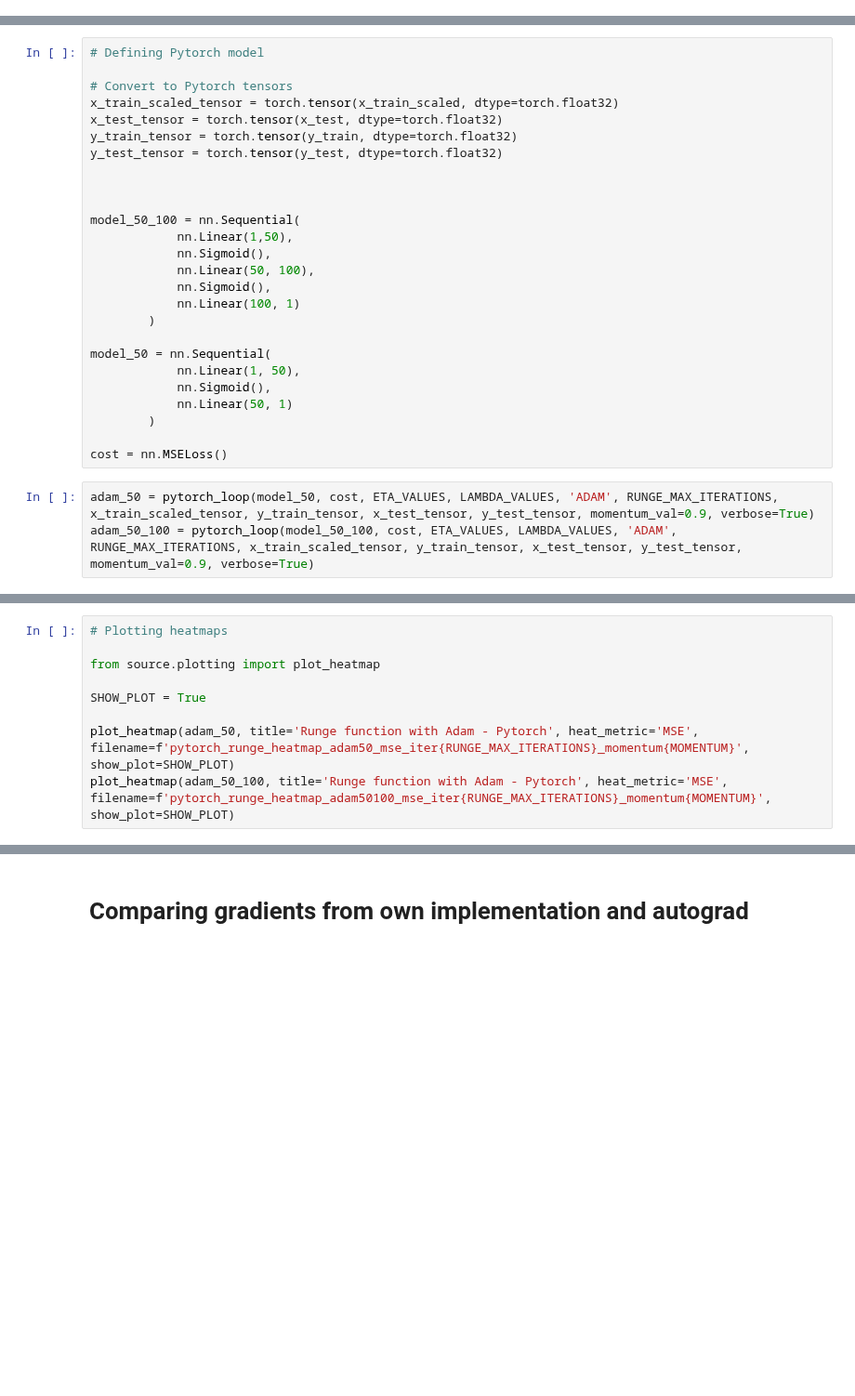
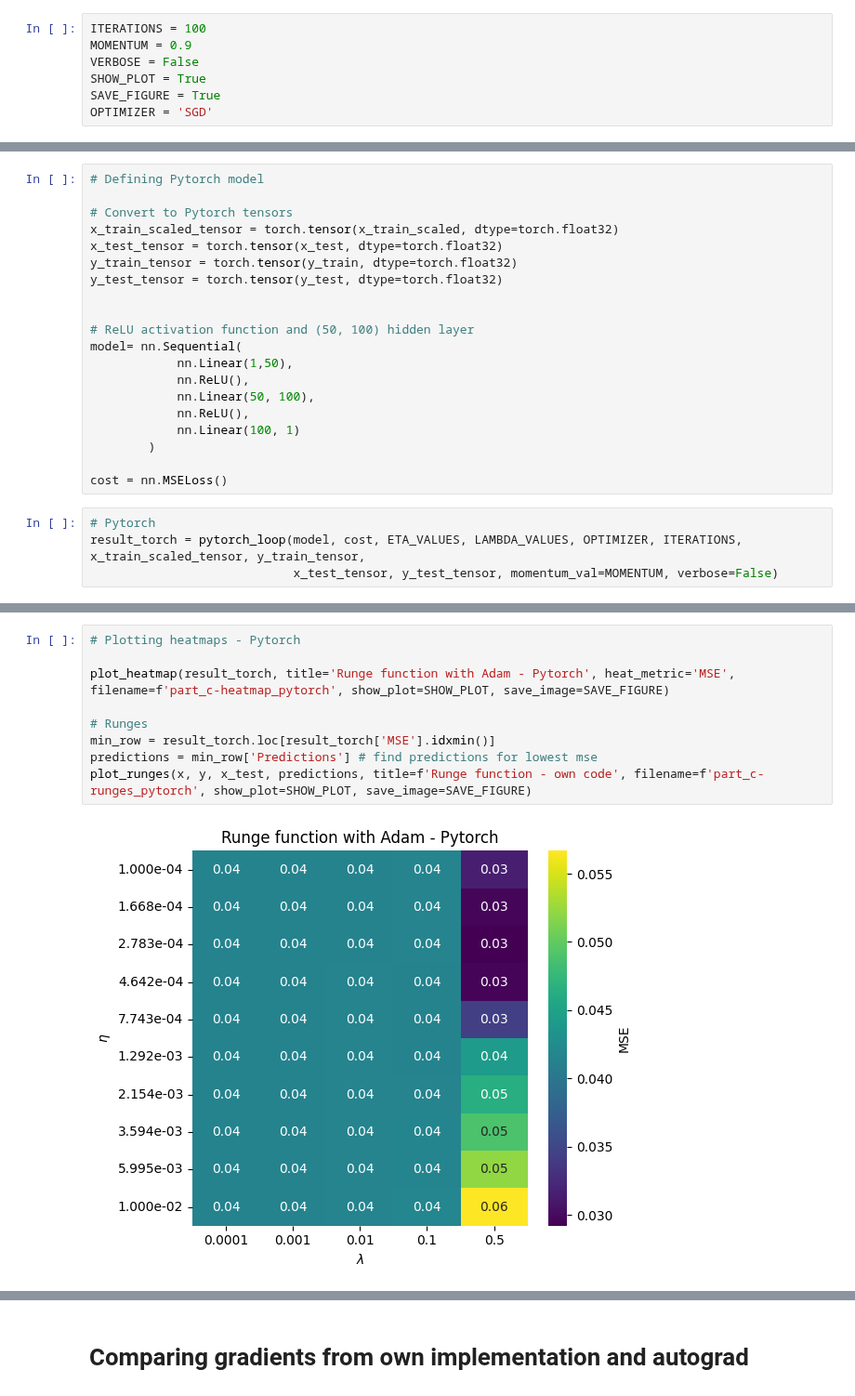
Before and after one commit to johtj/data_analysis_ml_projects, a Jupyter notebook: assignment2/Code/part_c.ipynb, the cells around one changed output, grey strips where cells are left out. Shown at 93% size. Cells and saved outputs as stored; diff of their text form; blank space fills up the shorter version.

Commit message:
import activations from utils

```diff
--- a/assignment2/Code/part_c.ipynb
+++ b/assignment2/Code/part_c.ipynb
@@ -12,3 +13,10 @@ from source.utils import pytorch_loop
+# %%
+ITERATIONS = 100
+MOMENTUM = 0.9
+VERBOSE = False
+SHOW_PLOT = True
+SAVE_FIGURE = True
+OPTIMIZER = 'SGD'
 # %% [markdown]
 # Pytorch with FFNN
 
@@ -25,22 +31,17 @@ y_train_tensor = torch.tensor(y_train, dtype=torch.float32)
 y_test_tensor = torch.tensor(y_test, dtype=torch.float32)
 
 
-
-model_50_100 = nn.Sequential(
+# ReLU activation function and (50, 100) hidden layer
+model= nn.Sequential(
             nn.Linear(1,50),
-            nn.Sigmoid(),
+            nn.ReLU(),
             nn.Linear(50, 100),
-            nn.Sigmoid(),
+            nn.ReLU(),
             nn.Linear(100, 1)
         )
 
-model_50 = nn.Sequential(
-            nn.Linear(1, 50),
-            nn.Sigmoid(),
-            nn.Linear(50, 1)
-        )
-
 cost = nn.MSELoss()
 # %%
-adam_50 = pytorch_loop(model_50, cost, ETA_VALUES, LAMBDA_VALUES, 'ADAM', RUNGE_MAX_ITERATIONS, x_train_scaled_tensor, y_train_tensor, x_test_tensor, y_test_tensor, momentum_val=0.9, verbose=True)
-adam_50_100 = pytorch_loop(model_50_100, cost, ETA_VALUES, LAMBDA_VALUES, 'ADAM', RUNGE_MAX_ITERATIONS, x_train_scaled_tensor, y_train_tensor, x_test_tensor, y_test_tensor, momentum_val=0.9, verbose=True)
+# Pytorch
+result_torch = pytorch_loop(model, cost, ETA_VALUES, LAMBDA_VALUES, OPTIMIZER, ITERATIONS, x_train_scaled_tensor, y_train_tensor,
+                            x_test_tensor, y_test_tensor, momentum_val=MOMENTUM, verbose=False)
@@ -47,9 +66,11 @@ adam_50_100 = pytorch_loop(model_50_100, cost, ETA_VALUES, LAMBDA_VALUES, 'ADAM'
 # %%
-# Plotting heatmaps
+# Plotting heatmaps - Pytorch
 
-from source.plotting import plot_heatmap
+plot_heatmap(result_torch, title='Runge function with Adam - Pytorch', heat_metric='MSE', filename=f'part_c-heatmap_pytorch', show_plot=SHOW_PLOT, save_image=SAVE_FIGURE)
 
-SHOW_PLOT = True
-
-plot_heatmap(adam_50, title='Runge function with Adam - Pytorch', heat_metric='MSE', filename=f'pytorch_runge_heatmap_adam50_mse_iter{RUNGE_MAX_ITERATIONS}_momentum{MOMENTUM}', show_plot=SHOW_PLOT)
-plot_heatmap(adam_50_100, title='Runge function with Adam - Pytorch', heat_metric='MSE', filename=f'pytorch_runge_heatmap_adam50100_mse_iter{RUNGE_MAX_ITERATIONS}_momentum{MOMENTUM}', show_plot=SHOW_PLOT)
+# Runges
+min_row = result_torch.loc[result_torch['MSE'].idxmin()]
+predictions = min_row['Predictions'] # find predictions for lowest mse
+plot_runges(x, y, x_test, predictions, title=f'Runge function - own code', filename=f'part_c-runges_pytorch', show_plot=SHOW_PLOT, save_image=SAVE_FIGURE)
+# %% [output]
+[figure, added]
```
Also changed, not shown: parts of 9 cells of this notebook.
